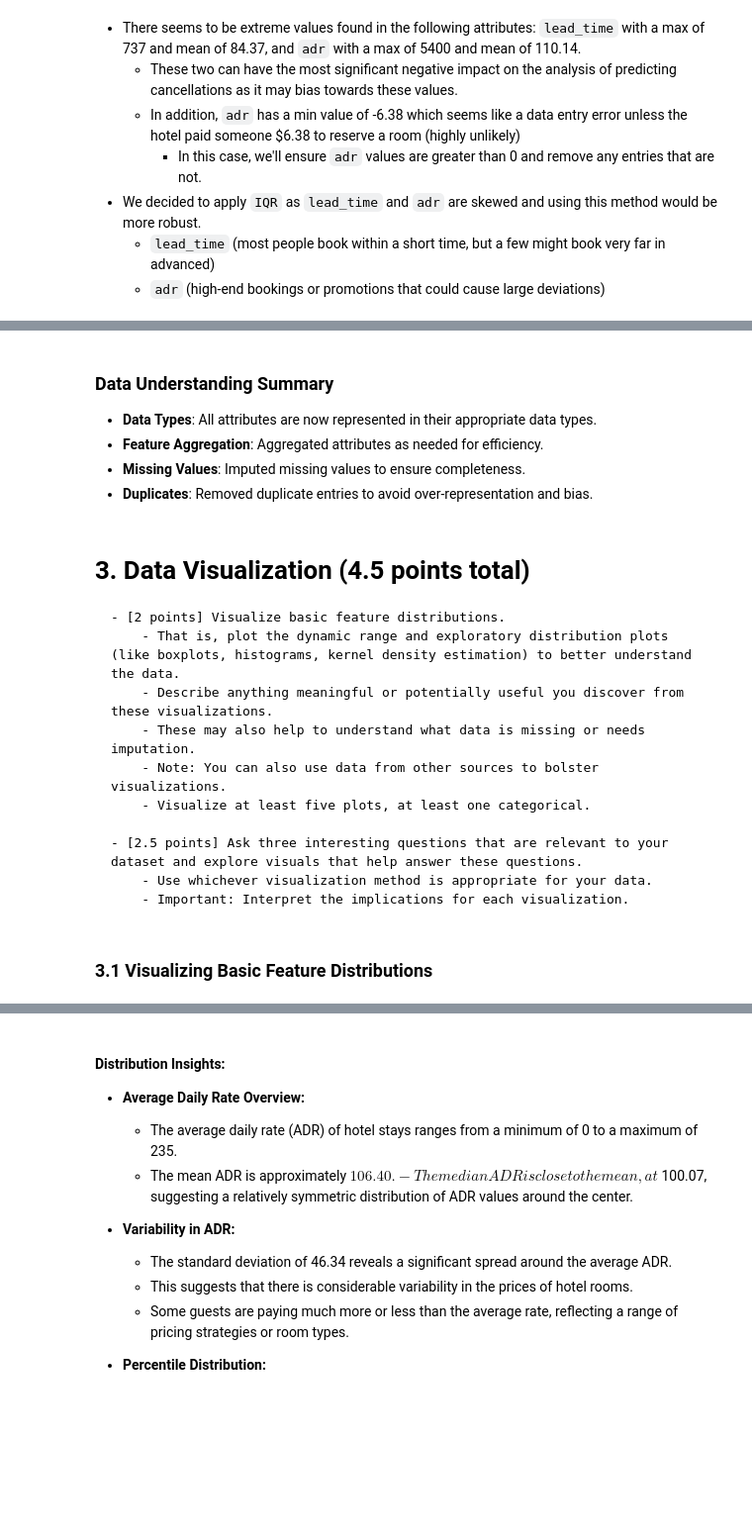
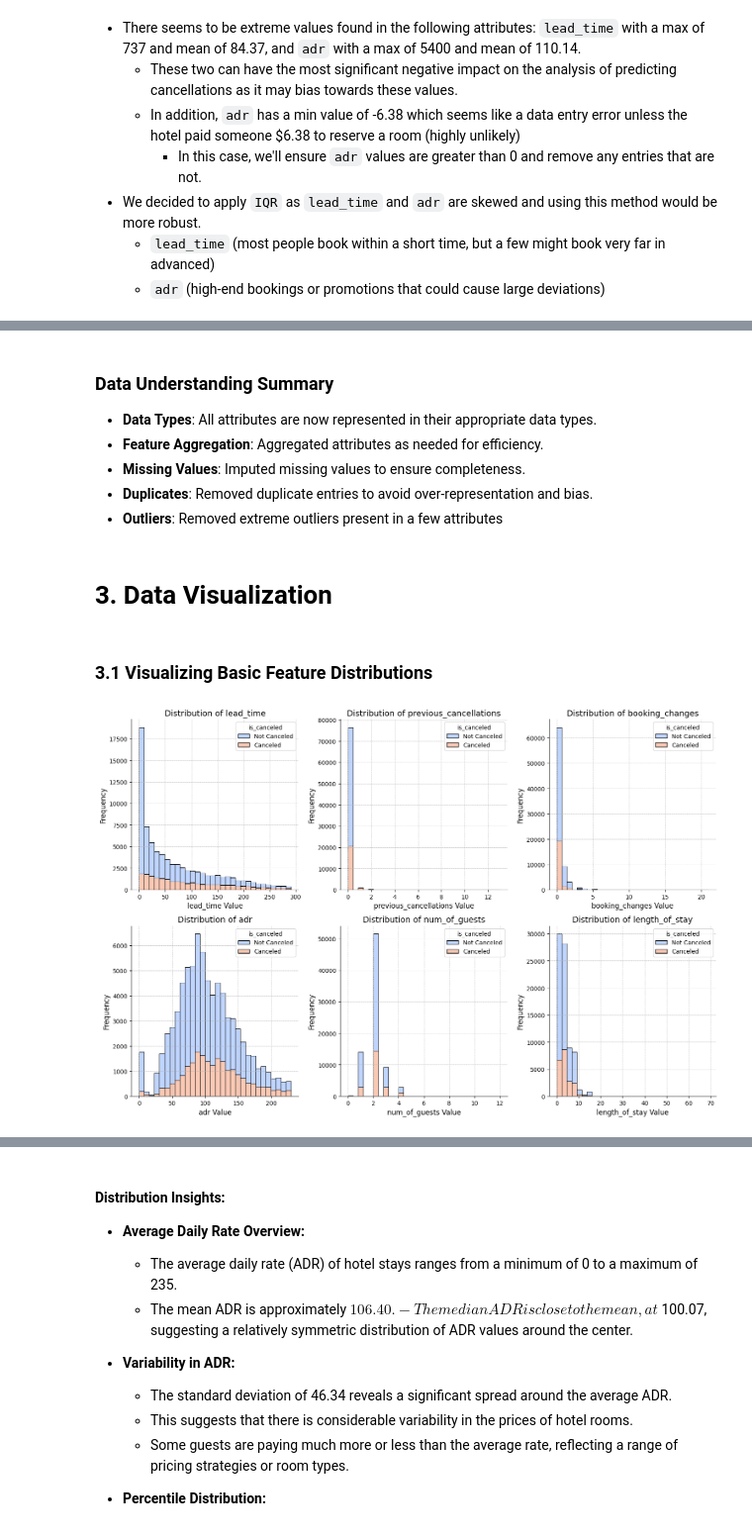
Before and after one commit to Juan-Carlos-D/ML-Team, a Jupyter notebook: Lab One/Rough Drafts/Data Visualization.ipynb, the cells around one changed output, grey strips where cells are left out. Shown: that part at 99% size. Cells and saved outputs as stored; diff of their text form; code cells hidden in the pictures; blank space fills up the shorter version.

```diff
--- a/Lab One/Rough Drafts/Data Visualization.ipynb
+++ b/Lab One/Rough Drafts/Data Visualization.ipynb
@@ -483,20 +501,43 @@ memory usage: 4.9 MB
 - **Feature Aggregation**: Aggregated attributes as needed for efficiency.
 - **Missing Values**: Imputed missing values to ensure completeness.
 - **Duplicates**: Removed duplicate entries to avoid over-representation and bias.
+- **Outliers**: Removed extreme outliers present in a few attributes
-# %% [markdown]
-# **3. Data Visualization (4.5 points total)**
-    - [2 points] Visualize basic feature distributions.
-        - That is, plot the dynamic range and exploratory distribution plots (like boxplots, histograms, kernel density estimation) to better understand the data.
-        - Describe anything meaningful or potentially useful you discover from these visualizations.
-        - These may also help to understand what data is missing or needs imputation.
-        - Note: You can also use data from other sources to bolster visualizations.
-        - Visualize at least five plots, at least one categorical.
-
-    - [2.5 points] Ask three interesting questions that are relevant to your dataset and explore visuals that help answer these questions.
-        - Use whichever visualization method is appropriate for your data.
-        - Important: Interpret the implications for each visualization.
+# %% [markdown]
+# **3. Data Visualization**
 # %% [markdown]
 ### 3.1 Visualizing Basic Feature Distributions
+# %%
+# Cross Tabulation Showing Cancellation Counts Among Numerical Attributes
+
+numerical = ['lead_time', 'previous_cancellations', 'booking_changes', 'adr', 'num_of_guests', 'length_of_stay']
+
+crosstab_df = df.copy()
+crosstab_df['is_canceled'] = df['is_canceled'].map({0: 'Not Canceled', 1: 'Canceled'})
+
+L = len(numerical)
+
+ncol = 3
+nrow = int(np.ceil(L / ncol))
+
+fig, axes = plt.subplots(nrow, ncol, figsize=(15, 5 * nrow))
+fig.subplots_adjust(top=0.92)
+axes = axes.flatten()
+
+for i, col in enumerate(numerical):
+    sns.histplot(data=crosstab_df, x=col, hue="is_canceled", multiple="stack", ax=axes[i], bins=30, palette="coolwarm")
+    axes[i].set_title(f'Distribution of {col}', fontsize=14)
+    axes[i].set_xlabel(f'{col} Value', fontsize=12)
+    axes[i].set_ylabel('Frequency', fontsize=12)
+    axes[i].grid(True, which='both', linestyle='--', linewidth=0.5)
+    sns.despine(ax=axes[i])
+
+for j in range(L, nrow * ncol):
+    fig.delaxes(axes[j])
+
+plt.tight_layout()
+plt.show()
+# %% [output]
+[figure, added]
 # %%
 # Distribution of Average Daily Rate
 sns.set_style("darkgrid")
```
Also changed, not shown: parts of 40 cells of this notebook, 1 other file.
